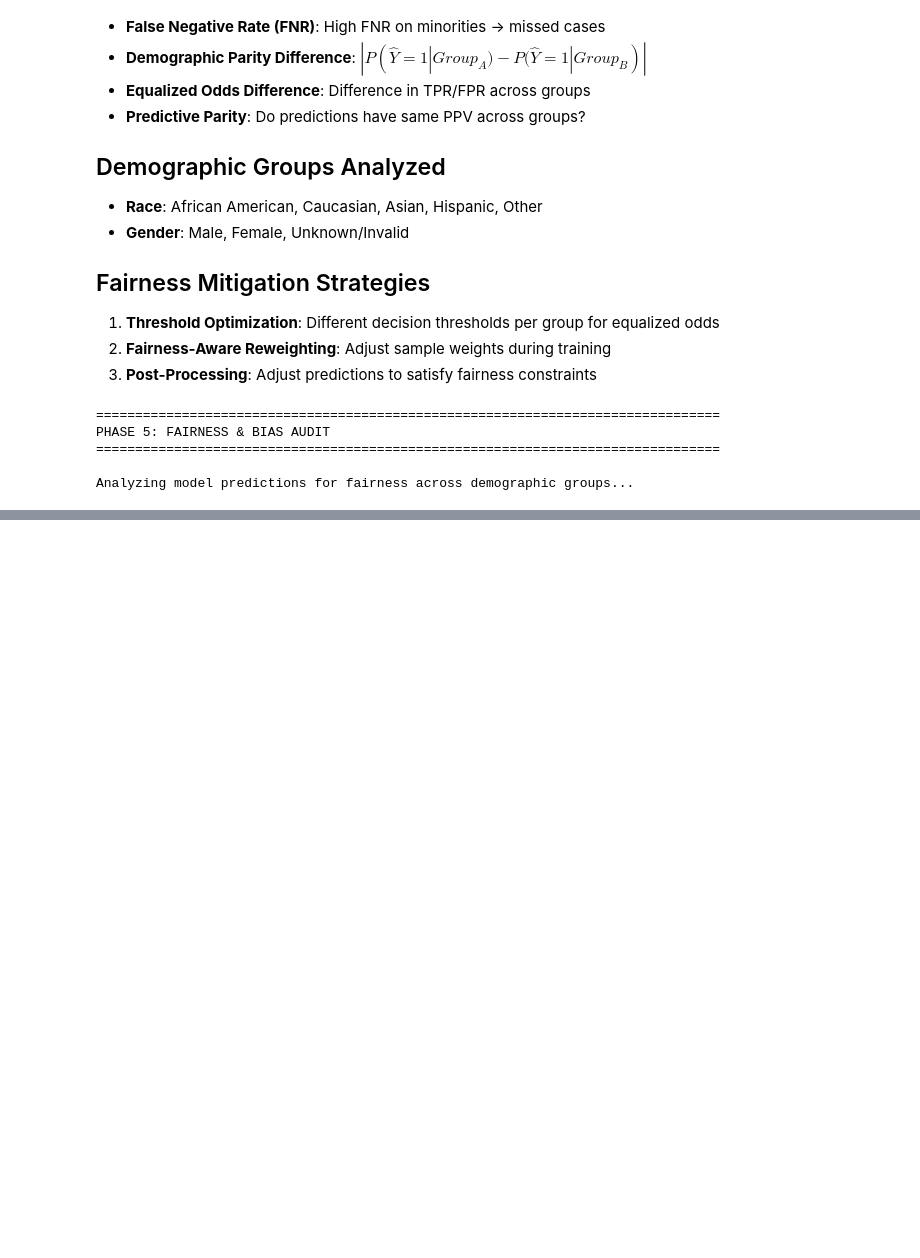
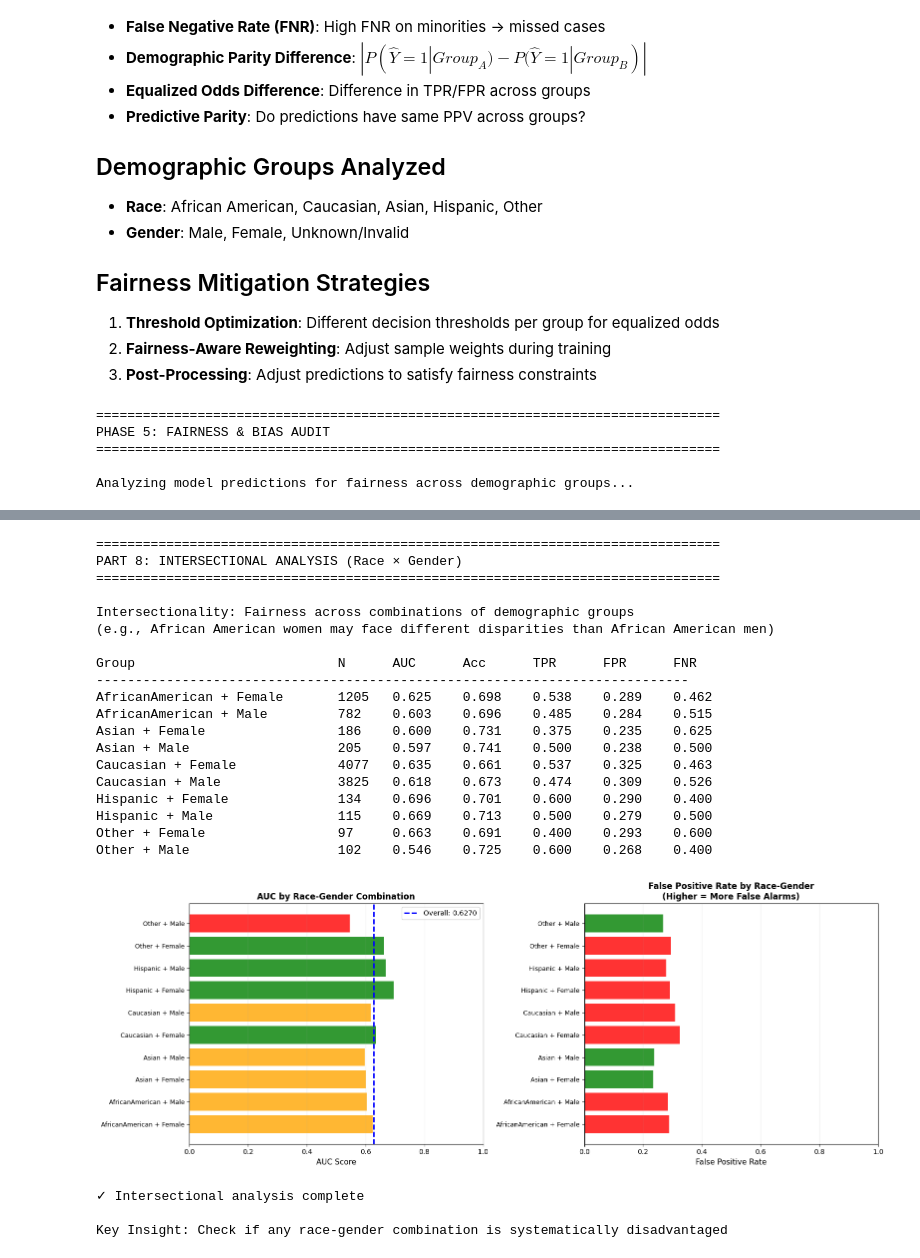
Before and after one commit to Abdullah-Masood-05/Hospital-readmission-prediction, a Jupyter notebook: notebooks/05_fairness.ipynb, the cells around one changed output, grey strips where cells are left out. Cells and saved outputs as stored; diff of their text form; code cells hidden in the pictures; blank space fills up the shorter version.

```diff
--- a/notebooks/05_fairness.ipynb
+++ b/notebooks/05_fairness.ipynb
@@ -900,12 +995,12 @@ print("\nIntersectionality: Fairness across combinations of demographic groups")
 print("(e.g., African American women may face different disparities than African American men)\n")
 
 # Create intersectional groups
-X_test['intersectional'] = X_test['race_group'] + ' + ' + X_test['gender_group']
+intersectional = race_group + ' + ' + gender_group
 
 # Compute metrics for intersectional groups
 intersectional_metrics = {}
-for group in sorted(X_test['intersectional'].unique()):
-    mask = X_test['intersectional'] == group
+for group in sorted(intersectional.unique()):
+    mask = intersectional == group
     n_samples = mask.sum()
     n_positive = (y_test[mask] == 1).sum()
 
@@ -950,33 +1045,57 @@ colors_int = ['red' if x < overall_auc - 0.05 else 'orange' if x < overall_auc e
 y_pos = np.arange(len(groups))
 ax.barh(y_pos, aucs, color=colors_int, alpha=0.8)
 ax.set_yticks(y_pos)
 ax.set_yticklabels(groups, fontsize=9)
 ax.axvline(overall_auc, color='blue', linestyle='--', linewidth=2, label=f'Overall: {overall_auc:.4f}')
 ax.set_xlabel('AUC Score', fontsize=11)
 ax.set_title('AUC by Race-Gender Combination', fontweight='bold', fontsize=12)
 ax.legend()
 ax.grid(axis='x', alpha=0.3)
 ax.set_xlim([0, 1])
 
 # Plot 2: FPR by intersectional group (risk of bias)
 ax = axes[1]
 groups = list(intersectional_metrics.keys())
 fprs = [intersectional_metrics[g]['fpr'] for g in groups]
 colors_fpr_int = ['red' if x > max(fprs) * 0.85 else 'orange' if x > np.median(fprs) else 'green' for x in fprs]
 y_pos = np.arange(len(groups))
 ax.barh(y_pos, fprs, color=colors_fpr_int, alpha=0.8)
 ax.set_yticks(y_pos)
 ax.set_yticklabels(groups, fontsize=9)
 ax.set_xlabel('False Positive Rate', fontsize=11)
 ax.set_title('False Positive Rate by Race-Gender\n(Higher = More False Alarms)', fontweight='bold', fontsize=12)
 ax.grid(axis='x', alpha=0.3)
 ax.set_xlim([0, 1])
 
 plt.tight_layout()
 plt.show()
 
 print("\n✓ Intersectional analysis complete")
 print("\nKey Insight: Check if any race-gender combination is systematically disadvantaged")
+# %% [output]
+================================================================================
+PART 8: INTERSECTIONAL ANALYSIS (Race × Gender)
+================================================================================
+
+Intersectionality: Fairness across combinations of demographic groups
+(e.g., African American women may face different disparities than African American men)
+
+Group                          N      AUC      Acc      TPR      FPR      FNR
+----------------------------------------------------------------------------
+AfricanAmerican + Female       1205   0.625    0.698    0.538    0.289    0.462
+AfricanAmerican + Male         782    0.603    0.696    0.485    0.284    0.515
+Asian + Female                 186    0.600    0.731    0.375    0.235    0.625
+Asian + Male                   205    0.597    0.741    0.500    0.238    0.500
+Caucasian + Female             4077   0.635    0.661    0.537    0.325    0.463
+Caucasian + Male               3825   0.618    0.673    0.474    0.309    0.526
+Hispanic + Female              134    0.696    0.701    0.600    0.290    0.400
+Hispanic + Male                115    0.669    0.713    0.500    0.279    0.500
+Other + Female                 97     0.663    0.691    0.400    0.293    0.600
+Other + Male                   102    0.546    0.725    0.600    0.268    0.400
+[figure, added]
+✓ Intersectional analysis complete
+
+Key Insight: Check if any race-gender combination is systematically disadvantaged
 # %%
 # =============================================================================
 # PART 9: SAVE RESULTS & FAIRNESS REPORT
```
Also changed, not shown: parts of 10 cells of this notebook.
